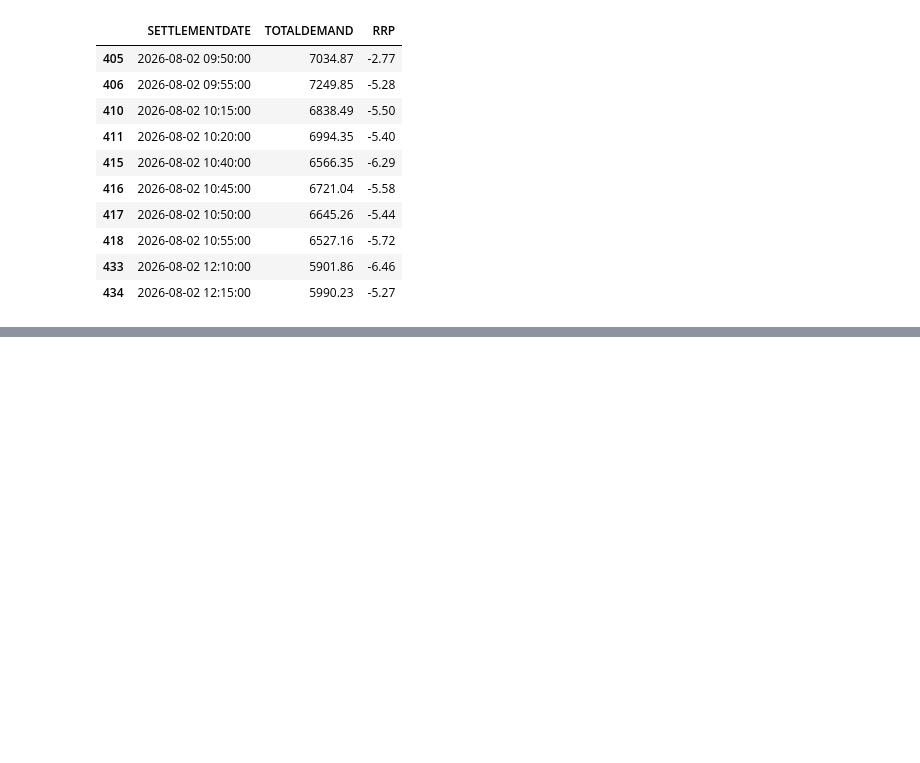
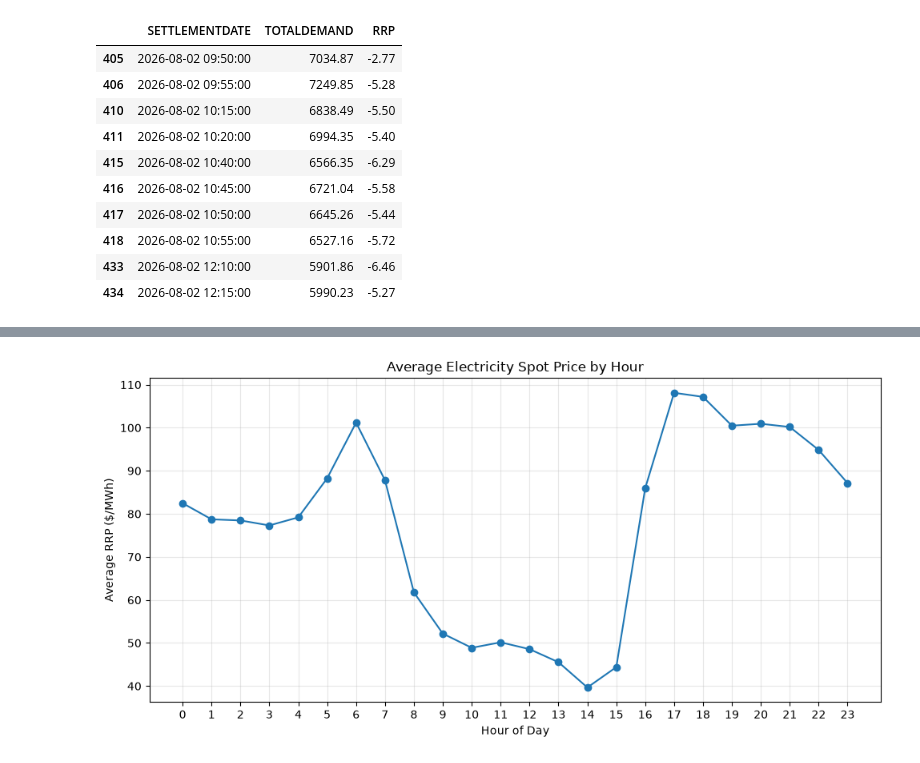
Before and after one commit to klm2109/australian-energy-market-analytics, a Jupyter notebook: notebooks/Exploratory Data Analysis.ipynb, the cells around one changed output, grey strips where cells are left out. Drawn from its saved outputs; the diff is of its cells as text; code cells hidden in the pictures; blank space fills up the shorter version.

Commit message:
Plotting average price by hour so later we can compare it with average demand by hour

```diff
--- a/notebooks/Exploratory Data Analysis.ipynb
+++ b/notebooks/Exploratory Data Analysis.ipynb
@@ -487,0 +490,7 @@ negative_prices[
+# %%
+hourly_price = (
+    df.groupby("hour")["RRP"]
+      .mean()
+)
+
+hourly_price
@@ -487,0 +515,19 @@ negative_prices[
+# %%
+plt.figure(figsize=(10, 5))
+
+plt.plot(
+    hourly_price.index,
+    hourly_price.values,
+    marker="o"
+)
+
+plt.xlabel("Hour of Day")
+plt.ylabel("Average RRP ($/MWh)")
+plt.title("Average Electricity Spot Price by Hour")
+plt.xticks(range(24))
+plt.grid(alpha=0.3)
+
+plt.tight_layout()
+plt.show()
+# %% [output]
+[figure, added]
```
Also changed, not shown: parts of 4 cells of this notebook.
